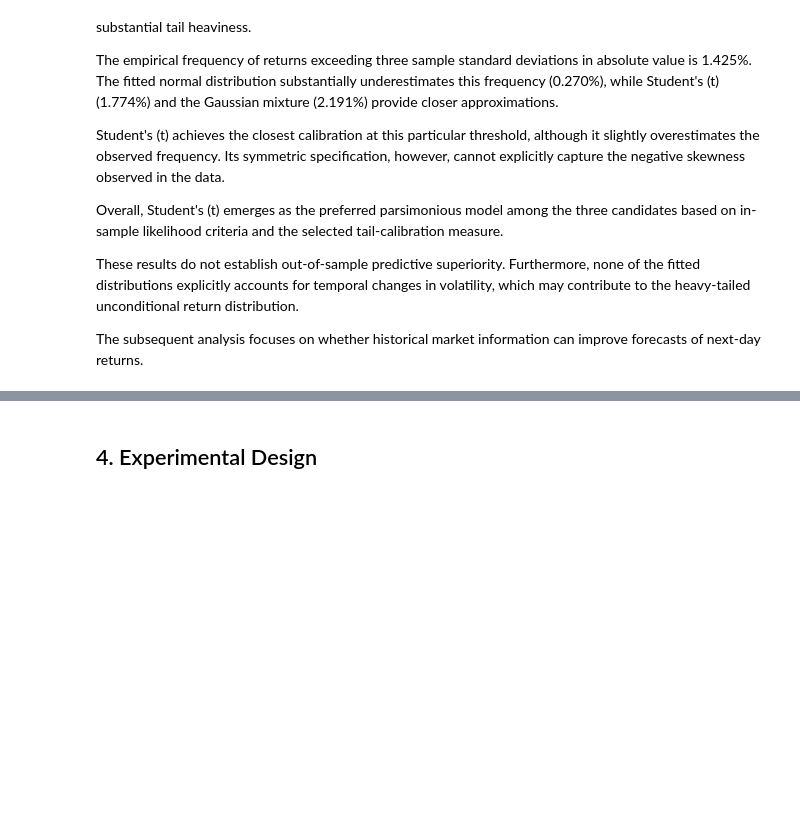
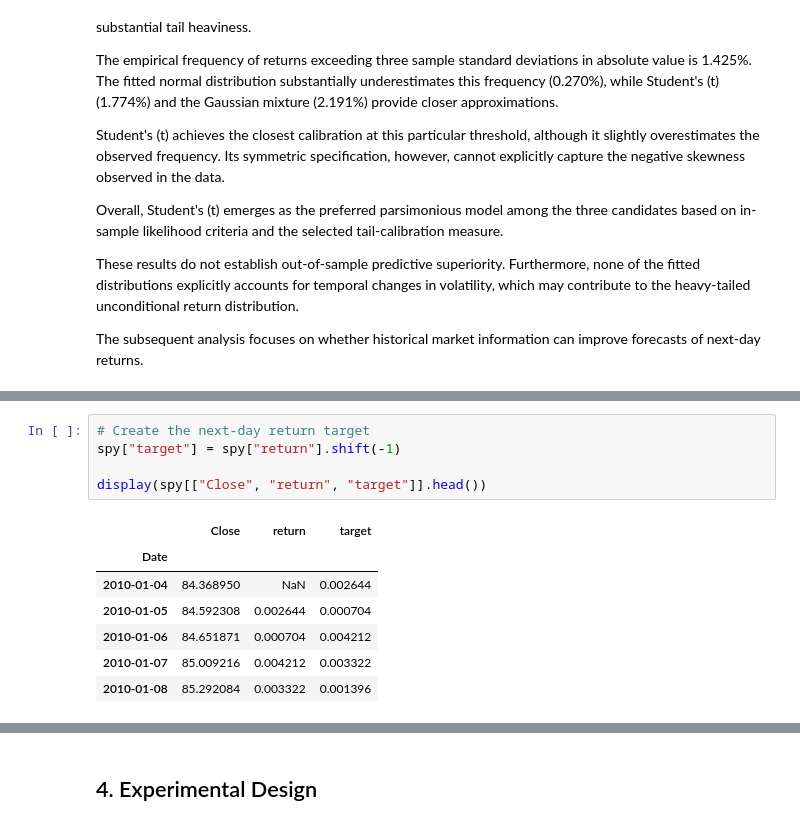
Before and after one commit to minjee-kim/financial-forecasting, a Jupyter notebook: analysis.ipynb, the cells around one changed output, grey strips where cells are left out. Saved outputs shown, nothing was run; the diff lists cells and outputs as text; blank space fills up the shorter version.

```diff
--- a/analysis.ipynb
+++ b/analysis.ipynb
@@ -606,2 +624,15 @@ The subsequent analysis focuses on whether historical market information can imp
+# %%
+# Create the next-day return target
+spy["target"] = spy["return"].shift(-1)
+
+display(spy[["Close", "return", "target"]].head())
+# %% [output]
+|  | Close | return | target |
+| Date |  |  |  |
+| 2010-01-04 | 84.368950 | NaN | 0.002644 |
+| 2010-01-05 | 84.592308 | 0.002644 | 0.000704 |
+| 2010-01-06 | 84.651871 | 0.000704 | 0.004212 |
+| 2010-01-07 | 85.009216 | 0.004212 | 0.003322 |
+| 2010-01-08 | 85.292084 | 0.003322 | 0.001396 |
 # %% [markdown]
 ### 3.2 Lagged Returns
```
Also changed, not shown: parts of 12 cells of this notebook.
